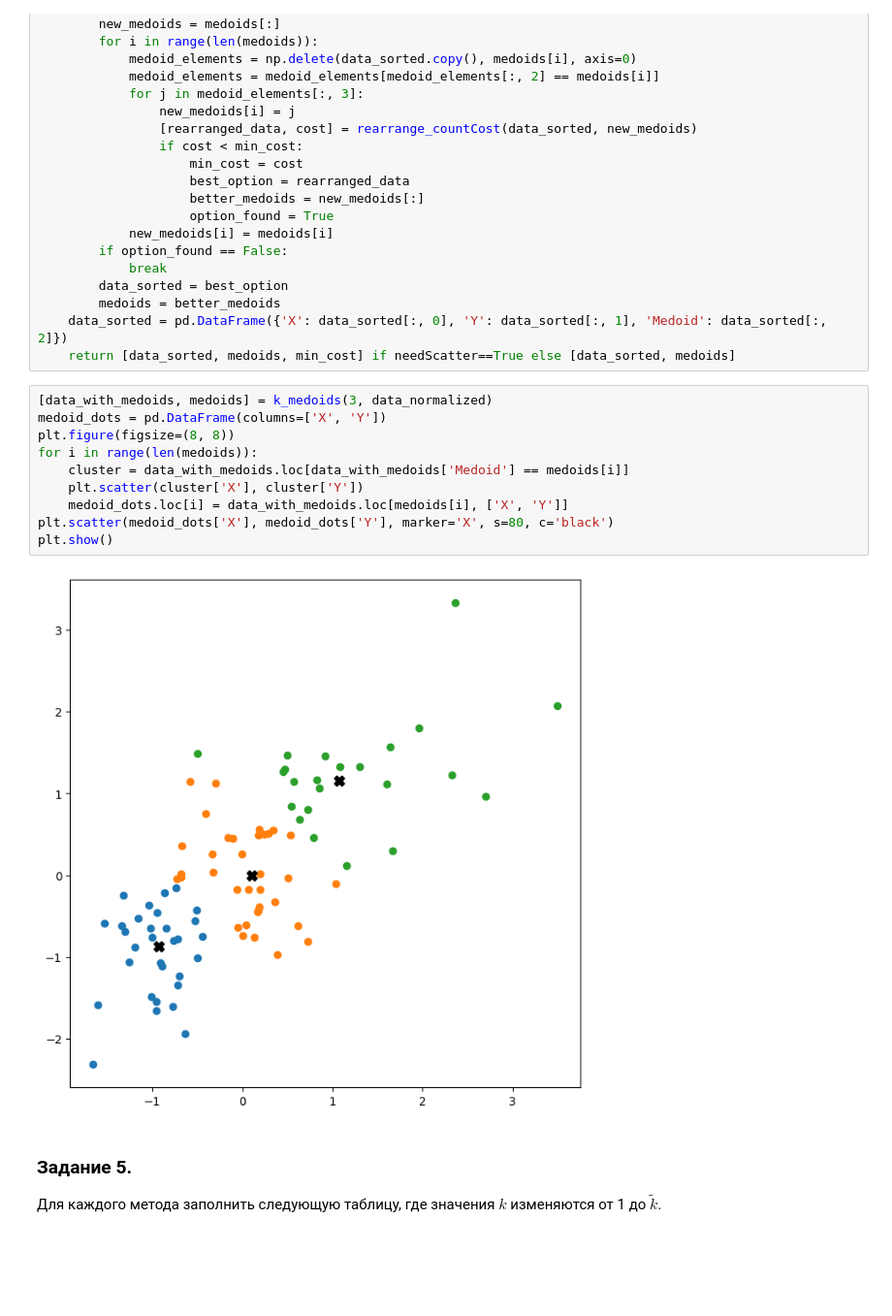
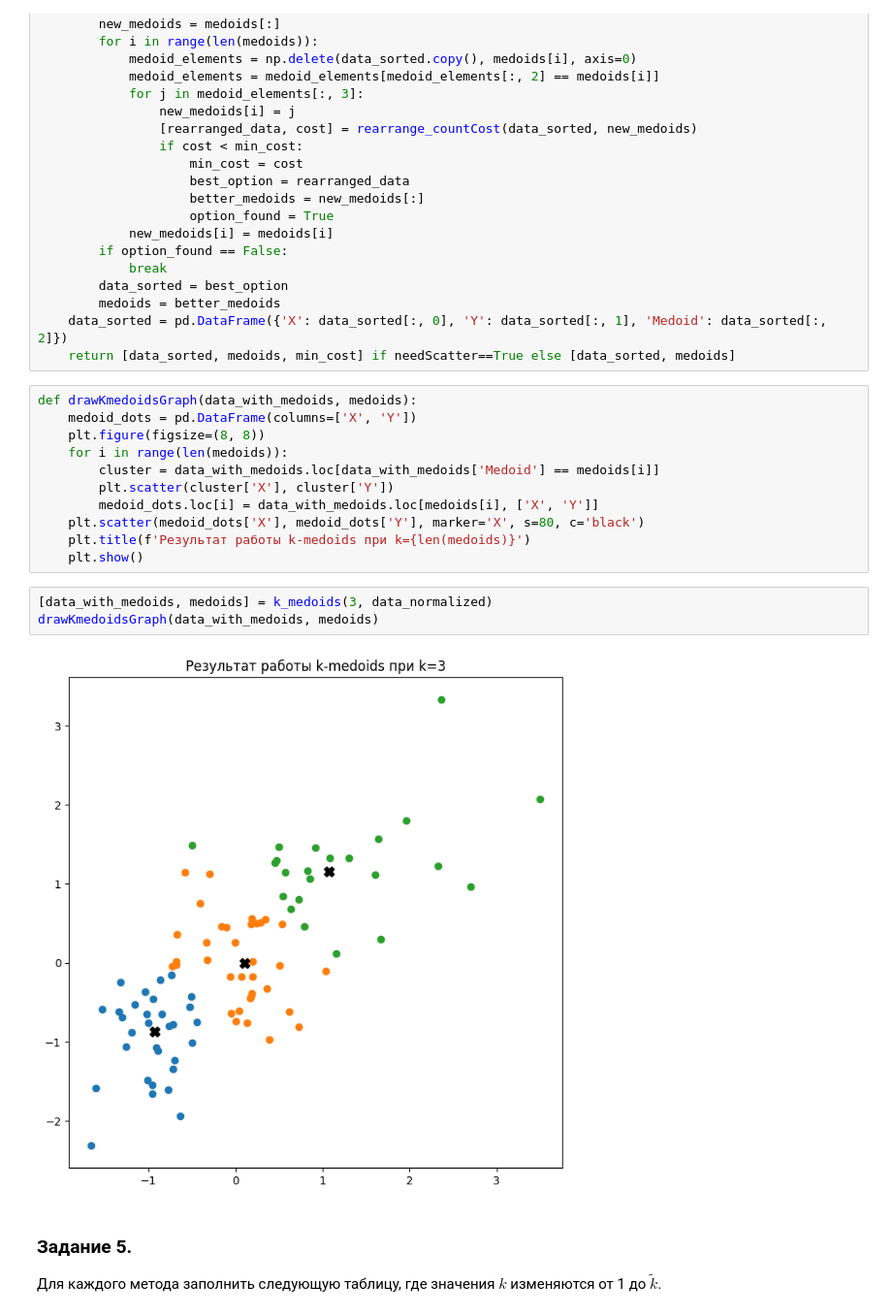
Before and after one commit to the-mvi/stat_an-2022, a Jupyter notebook: 0373_Kartashov_NA/task3.ipynb, the cells around one changed output. Shown at 97% size. Drawn from its saved outputs; the diff is of its cells as text; blank space fills up the shorter version.

```diff
--- a/0373_Kartashov_NA/task3.ipynb
+++ b/0373_Kartashov_NA/task3.ipynb
@@ -196,17 +200,21 @@ def k_medoids(k, initialData, needScatter=False):
     data_sorted = pd.DataFrame({'X': data_sorted[:, 0], 'Y': data_sorted[:, 1], 'Medoid': data_sorted[:, 2]})
     return [data_sorted, medoids, min_cost] if needScatter==True else [data_sorted, medoids]
 # %%
-[data_with_medoids, medoids] = k_medoids(3, data_normalized)
-medoid_dots = pd.DataFrame(columns=['X', 'Y'])
-plt.figure(figsize=(8, 8))
-for i in range(len(medoids)):
-    cluster = data_with_medoids.loc[data_with_medoids['Medoid'] == medoids[i]]
-    plt.scatter(cluster['X'], cluster['Y'])
-    medoid_dots.loc[i] = data_with_medoids.loc[medoids[i], ['X', 'Y']]
-plt.scatter(medoid_dots['X'], medoid_dots['Y'], marker='X', s=80, c='black')
-plt.show()
+def drawKmedoidsGraph(data_with_medoids, medoids):
+    medoid_dots = pd.DataFrame(columns=['X', 'Y'])
+    plt.figure(figsize=(8, 8))
+    for i in range(len(medoids)):
+        cluster = data_with_medoids.loc[data_with_medoids['Medoid'] == medoids[i]]
+        plt.scatter(cluster['X'], cluster['Y'])
+        medoid_dots.loc[i] = data_with_medoids.loc[medoids[i], ['X', 'Y']]
+    plt.scatter(medoid_dots['X'], medoid_dots['Y'], marker='X', s=80, c='black')
+    plt.title(f'Результат работы k-medoids при k={len(medoids)}')
+    plt.show()
-# %% [output]
-[figure, removed]
+# %%
+[data_with_medoids, medoids] = k_medoids(3, data_normalized)
+drawKmedoidsGraph(data_with_medoids, medoids)
+# %% [output]
+[figure, added]
 # %% [markdown]
 ### Задание 5.
 Для каждого метода заполнить следующую таблицу, где значения ${k}$ изменяются от 1 до $\widetilde{k}$.
```
Also changed, not shown: parts of 8 cells of this notebook.
